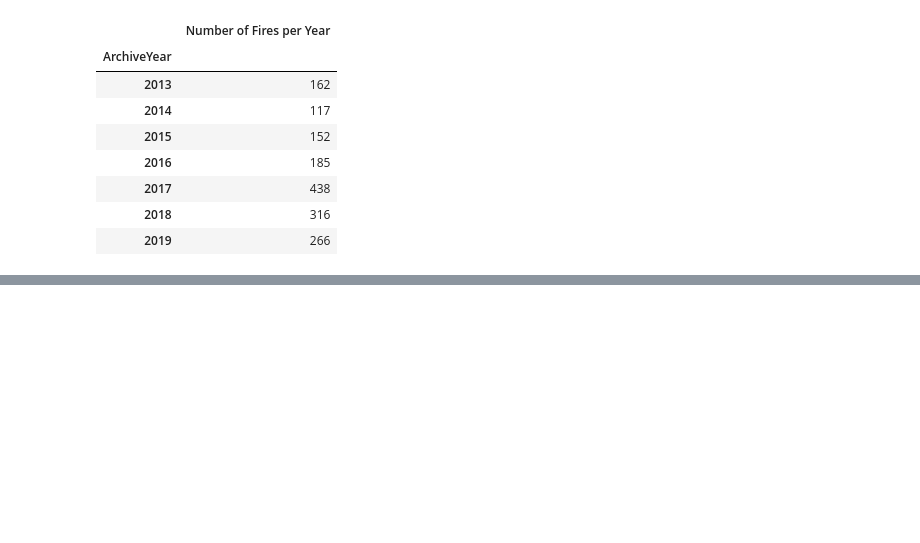
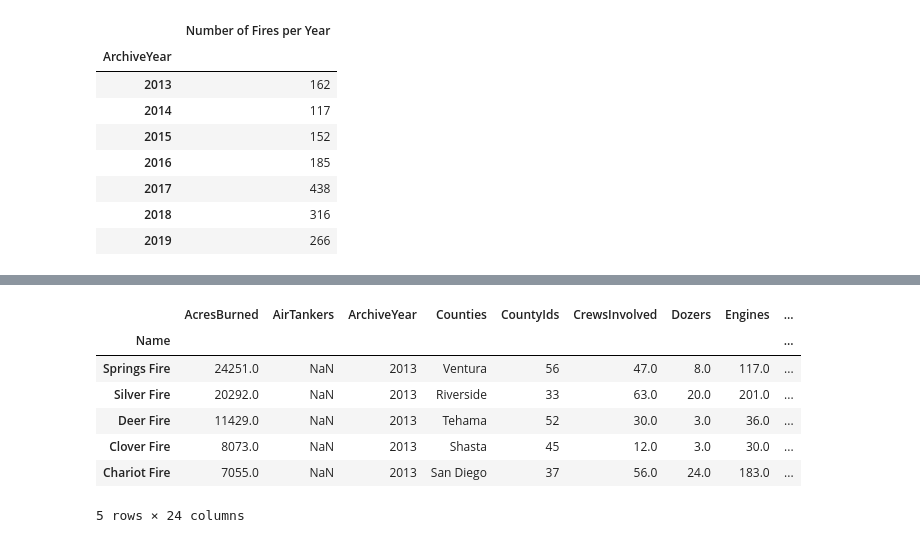
Before and after one commit to jump8621/data-project-I, a Jupyter notebook: alessandro_pyre.ipynb, the cells around one changed output, grey strips where cells are left out. Drawn from its saved outputs; the diff is of its cells as text; code cells hidden in the pictures; blank space fills up the shorter version.

```diff
--- a/alessandro_pyre.ipynb
+++ b/alessandro_pyre.ipynb
@@ -163,0 +202,12 @@ sample
+# %%
+major = pyre_df.loc[pyre_df["MajorIncident"]==True]
+major.head()
+# %% [output]
+|  | AcresBurned | AirTankers | ArchiveYear | Counties | CountyIds | CrewsInvolved | Dozers | Engines | ... |
+| Name |  |  |  |  |  |  |  |  | ... |
+| Springs Fire | 24251.0 | NaN | 2013 | Ventura | 56 | 47.0 | 8.0 | 117.0 | ... |
+| Silver Fire | 20292.0 | NaN | 2013 | Riverside | 33 | 63.0 | 20.0 | 201.0 | ... |
+| Deer Fire | 11429.0 | NaN | 2013 | Tehama | 52 | 30.0 | 3.0 | 36.0 | ... |
+| Clover Fire | 8073.0 | NaN | 2013 | Shasta | 45 | 12.0 | 3.0 | 30.0 | ... |
+| Chariot Fire | 7055.0 | NaN | 2013 | San Diego | 37 | 56.0 | 24.0 | 183.0 | ... |
+5 rows × 24 columns
```
Also changed, not shown: parts of 10 cells of this notebook.
